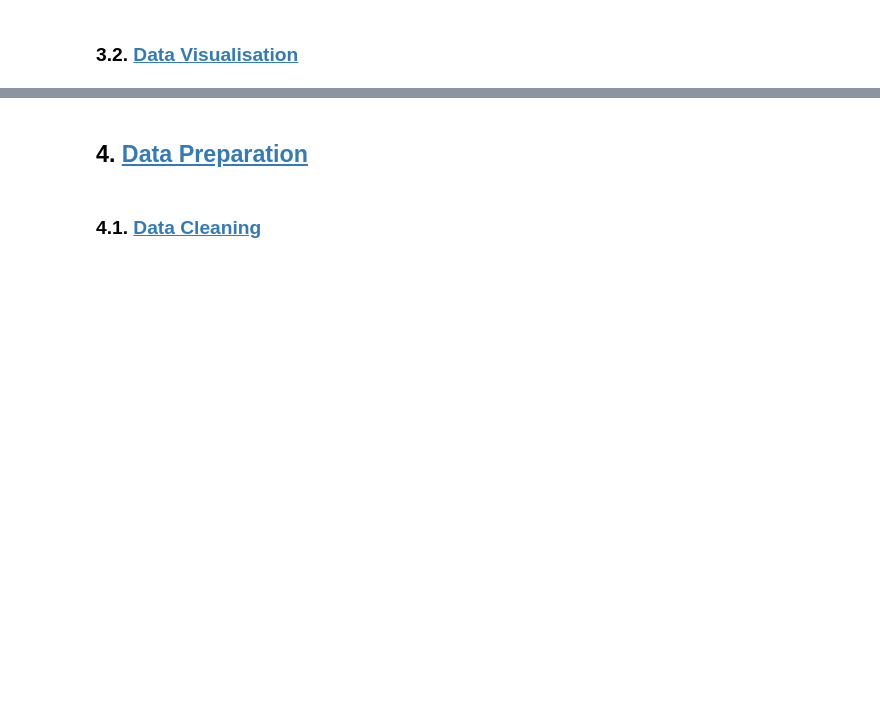
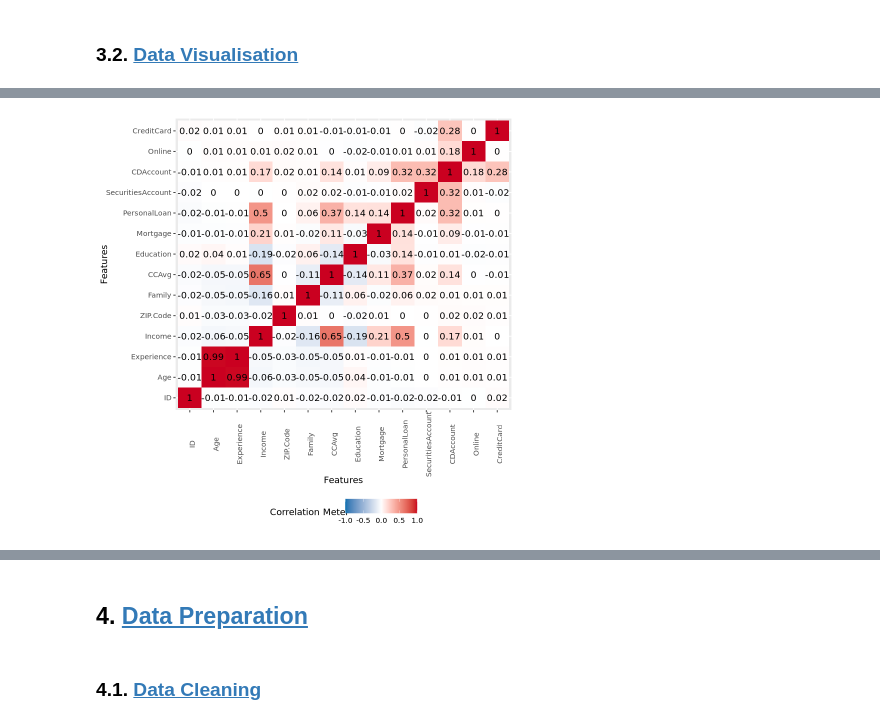
Before and after one commit to bezerraescossia/data-science-projects, a Jupyter notebook: _analysis/universal-bank.ipynb, the cells around one changed output, grey strips where cells are left out. Cells and saved outputs as stored; diff of their text form; code cells hidden in the pictures; blank space fills up the shorter version.

```diff
--- a/_analysis/universal-bank.ipynb
+++ b/_analysis/universal-bank.ipynb
@@ -165,0 +125,4 @@ DataExplorer::plot_intro(dataset)
+# %%
+plot_correlation(df)
+# %% [output]
+[figure, added]
```
Also changed, not shown: parts of 20 cells of this notebook.
